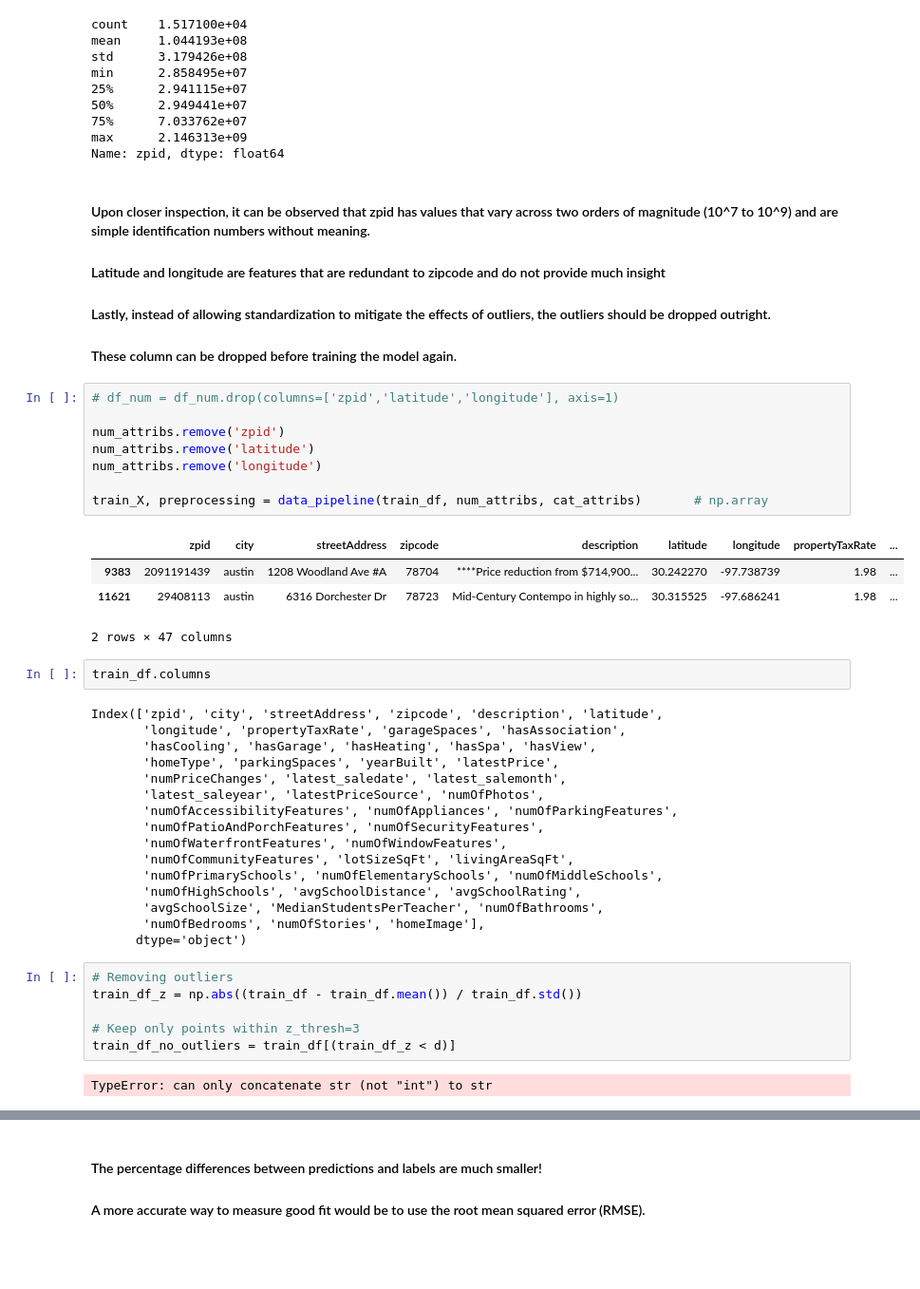
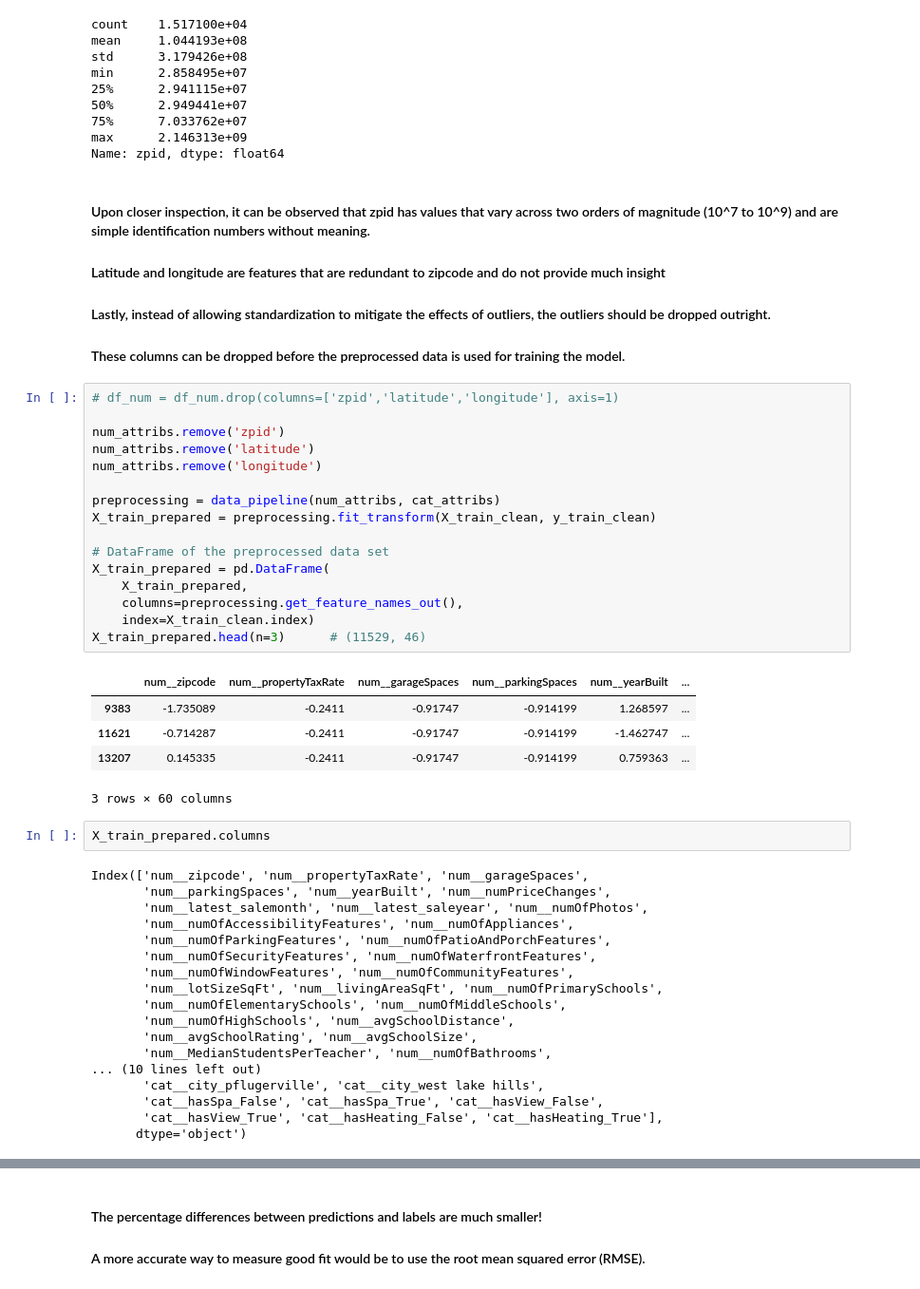
Before and after one commit to ojw92/HandsonML, a Jupyter notebook: ch2.ipynb, the cells around one changed output, grey strips where cells are left out. Shown at 95% size. Drawn from its saved outputs; the diff is of its cells as text; blank space fills up the shorter version.

```diff
--- a/ch2.ipynb
+++ b/ch2.ipynb
@@ -1022,46 +1016,49 @@ Name: zpid, dtype: float64
 #### Latitude and longitude are features that are redundant to zipcode and do not provide much insight
 #### Lastly, instead of allowing standardization to mitigate the effects of outliers, the outliers should be dropped outright.
 
-#### These column can be dropped before training the model again.
+#### These columns can be dropped before the preprocessed data is used for training the model.
 # %%
 # df_num = df_num.drop(columns=['zpid','latitude','longitude'], axis=1)
 
 num_attribs.remove('zpid')
 num_attribs.remove('latitude')
 num_attribs.remove('longitude')
 
-train_X, preprocessing = data_pipeline(train_df, num_attribs, cat_attribs)       # np.array
+preprocessing = data_pipeline(num_attribs, cat_attribs)
+X_train_prepared = preprocessing.fit_transform(X_train_clean, y_train_clean)
+
+# DataFrame of the preprocessed data set
+X_train_prepared = pd.DataFrame(
+    X_train_prepared,
+    columns=preprocessing.get_feature_names_out(),
+    index=X_train_clean.index)
+X_train_prepared.head(n=3)      # (11529, 46)
 # %% [output]
-|  | zpid | city | streetAddress | zipcode | description | latitude | longitude | propertyTaxRate | ... |
-| 9383 | 2091191439 | austin | 1208 Woodland Ave #A | 78704 | ****Price reduction from $714,900... | 30.242270 | -97.738739 | 1.98 | ... |
-| 11621 | 29408113 | austin | 6316 Dorchester Dr | 78723 | Mid-Century Contempo in highly so... | 30.315525 | -97.686241 | 1.98 | ... |
+|  | num__zipcode | num__propertyTaxRate | num__garageSpaces | num__parkingSpaces | num__yearBuilt | ... |
+| 9383 | -1.735089 | -0.2411 | -0.91747 | -0.914199 | 1.268597 | ... |
+| 11621 | -0.714287 | -0.2411 | -0.91747 | -0.914199 | -1.462747 | ... |
+| 13207 | 0.145335 | -0.2411 | -0.91747 | -0.914199 | 0.759363 | ... |
-2 rows × 47 columns
+3 rows × 60 columns
 # %%
-train_df.columns
+X_train_prepared.columns
 # %% [output]
-Index(['zpid', 'city', 'streetAddress', 'zipcode', 'description', 'latitude',
-       'longitude', 'propertyTaxRate', 'garageSpaces', 'hasAssociation',
-       'hasCooling', 'hasGarage', 'hasHeating', 'hasSpa', 'hasView',
-       'homeType', 'parkingSpaces', 'yearBuilt', 'latestPrice',
-       'numPriceChanges', 'latest_saledate', 'latest_salemonth',
-       'latest_saleyear', 'latestPriceSource', 'numOfPhotos',
-       'numOfAccessibilityFeatures', 'numOfAppliances', 'numOfParkingFeatures',
-       'numOfPatioAndPorchFeatures', 'numOfSecurityFeatures',
-       'numOfWaterfrontFeatures', 'numOfWindowFeatures',
-       'numOfCommunityFeatures', 'lotSizeSqFt', 'livingAreaSqFt',
-       'numOfPrimarySchools', 'numOfElementarySchools', 'numOfMiddleSchools',
-       'numOfHighSchools', 'avgSchoolDistance', 'avgSchoolRating',
-       'avgSchoolSize', 'MedianStudentsPerTeacher', 'numOfBathrooms',
-       'numOfBedrooms', 'numOfStories', 'homeImage'],
+Index(['num__zipcode', 'num__propertyTaxRate', 'num__garageSpaces',
+       'num__parkingSpaces', 'num__yearBuilt', 'num__numPriceChanges',
+       'num__latest_salemonth', 'num__latest_saleyear', 'num__numOfPhotos',
+       'num__numOfAccessibilityFeatures', 'num__numOfAppliances',
+       'num__numOfParkingFeatures', 'num__numOfPatioAndPorchFeatures',
+       'num__numOfSecurityFeatures', 'num__numOfWaterfrontFeatures',
+       'num__numOfWindowFeatures', 'num__numOfCommunityFeatures',
+       'num__lotSizeSqFt', 'num__livingAreaSqFt', 'num__numOfPrimarySchools',
+       'num__numOfElementarySchools', 'num__numOfMiddleSchools',
+       'num__numOfHighSchools', 'num__avgSchoolDistance',
+       'num__avgSchoolRating', 'num__avgSchoolSize',
+       'num__MedianStudentsPerTeacher', 'num__numOfBathrooms',
+... (10 lines left out)
+       'cat__city_pflugerville', 'cat__city_west lake hills',
+       'cat__hasSpa_False', 'cat__hasSpa_True', 'cat__hasView_False',
+       'cat__hasView_True', 'cat__hasHeating_False', 'cat__hasHeating_True'],
       dtype='object')
-# %%
-# Removing outliers
-train_df_z = np.abs((train_df - train_df.mean()) / train_df.std())
-
-# Keep only points within z_thresh=3
-train_df_no_outliers = train_df[(train_df_z < d)]
-# %% [output]
-TypeError: can only concatenate str (not "int") to str
 # %%
 # Fitting and predicting using cleaned, preprocessed data to linear regression
 
```
Also changed, not shown: parts of 30 cells of this notebook.
